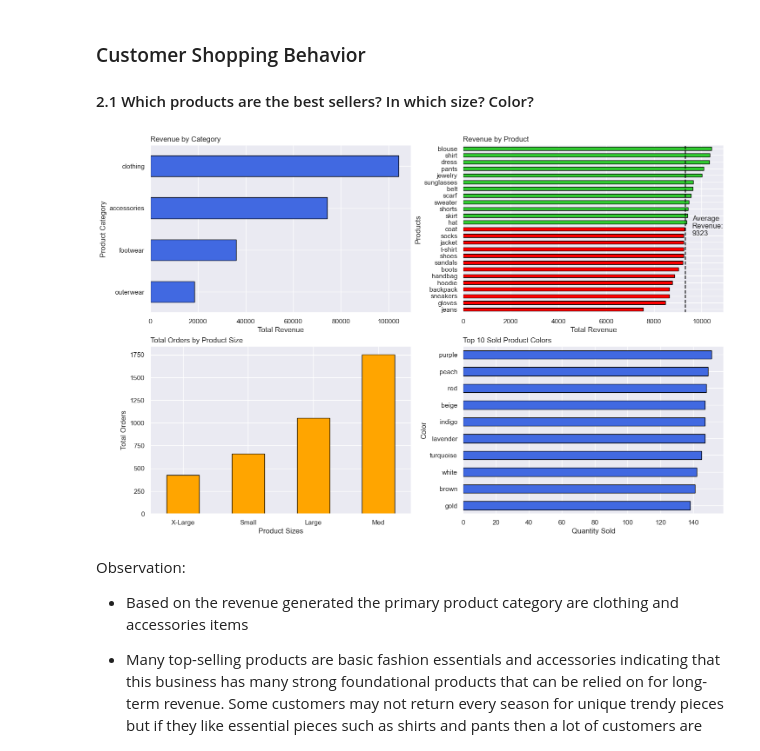
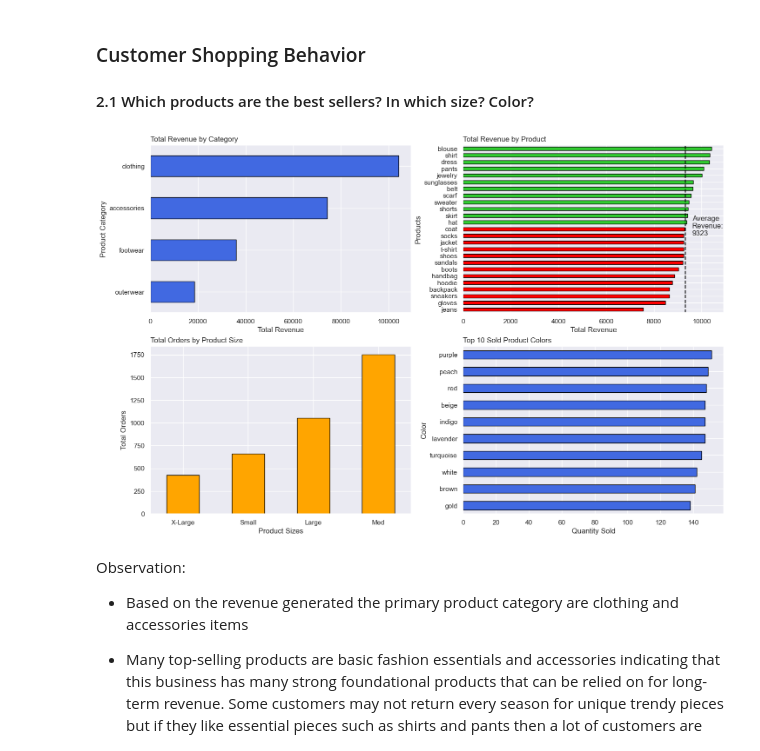
Before and after one commit to jasondo-da/shopping_behavior_analysis, a Jupyter notebook: shopping_behavior_analysis.ipynb, the cells around one changed output. Cells and saved outputs as stored; diff of their text form; code cells hidden in the pictures.

```diff
--- a/shopping_behavior_analysis.ipynb
+++ b/shopping_behavior_analysis.ipynb
@@ -599,7 +628,7 @@ plt.subplot(2, 2, 1)
 df.groupby('category')['usd_purchase_total'].sum().sort_values().plot(kind='barh',
                                                                       color='royalblue',
                                                                       edgecolor='black')
-plt.title('Revenue by Category', loc='left')
+plt.title('Total Revenue by Category', loc='left')
 plt.xlabel('Total Revenue')
 plt.ylabel('Product Category')
 
@@ -607,7 +636,8 @@ plt.subplot(2, 2, 2)
 # Aggregating the revenue generated by items purchased, and converting the aggregate data into a DataFrame to find the average
 # revenue among product groups sold
 product_rev = df.groupby('item_purchased').agg({'usd_purchase_total': 'sum'}).reset_index()
-product_rev.rename(columns={'item_purchased': 'product', 'usd_purchase_total': 'total_sales'}, inplace=True)
+product_rev.rename(columns={'item_purchased': 'product',
+                            'usd_purchase_total': 'total_sales'}, inplace=True)
 avg_rev = product_rev['total_sales'].mean().astype('int')
 
 product_rev_plot = df.groupby('item_purchased')['usd_purchase_total'].sum().sort_values()
@@ -628,36 +658,36 @@ plt.axvline(x=avg_rev,
 plt.text(avg_rev * 1.03, 11,
          f'Average\nRevenue:\n{avg_rev}')
 
-plt.title('Revenue by Product',
+plt.title('Total Revenue by Product',
           loc='left')
 plt.xlabel('Total Revenue')
 plt.ylabel('Products')
 
 # Counting all unique values will reveal the most common sizes purchased
 plt.subplot(2, 2, 3)
 df['size'].value_counts().sort_values().plot(kind='bar',
                                              color='orange',
                                              edgecolor='black')
 plt.title('Total Orders by Product Size',
           loc='left')
 plt.xlabel('Product Sizes')
 plt.xticks([0, 1, 2, 3],
            ['X-Large', 'Small', 'Large', 'Med'],
            rotation=0)
 plt.ylabel('Total Orders')
 
 # It would be interesting to also see which colors are the most popular for items sold.
 plt.subplot(2, 2, 4)
 df['color'].value_counts().sort_values().head(10).plot(kind='barh',
                                                        color='royalblue',
                                                        edgecolor='black')
 plt.title('Top 10 Sold Product Colors ',
           loc='left')
 plt.xlabel('Quantity Sold')
 plt.ylabel('Color')
 plt.show()
 # %% [output]
-[figure, old version]
+[figure, new version]
 # %% [markdown]
 Observation:
 
```
Also changed, not shown: parts of 9 cells of this notebook.
